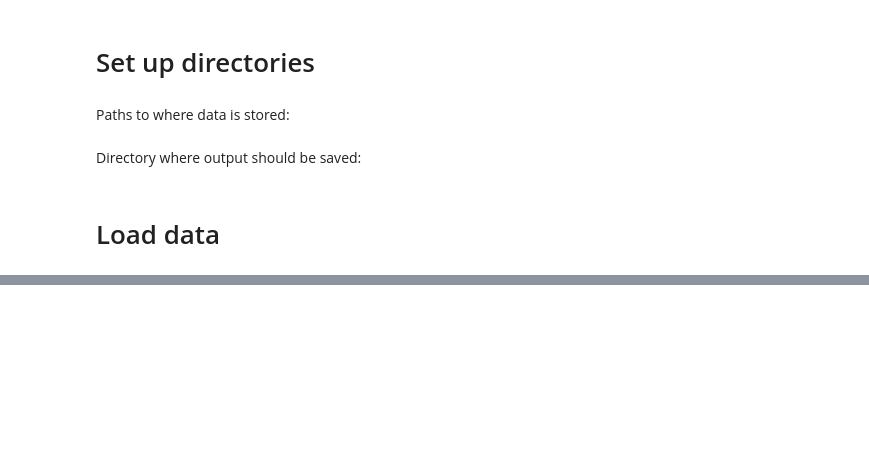
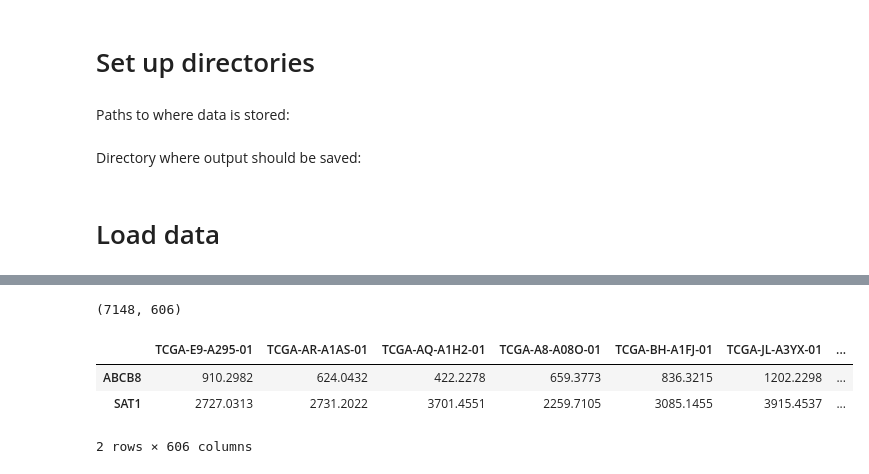
Before and after one commit to areElkin/netflow, a Jupyter notebook: docs/source/tutorial/notebooks/keeper_tutorial2.ipynb, the cells around one changed output, grey strips where cells are left out. Drawn from its saved outputs; the diff is of its cells as text; code cells hidden in the pictures; blank space fills up the shorter version.

```diff
--- a/docs/source/tutorial/notebooks/keeper_tutorial2.ipynb
+++ b/docs/source/tutorial/notebooks/keeper_tutorial2.ipynb
@@ -109,0 +79,11 @@ Sample inclusion criteria (n=606):
+# %%
+rna = pd.read_csv(RNA_FNAME, header=0, index_col=0)
+print(rna.shape)
+
+display(rna.head(2))
+# %% [output]
+(7148, 606)
+|  | TCGA-E9-A295-01 | TCGA-AR-A1AS-01 | TCGA-AQ-A1H2-01 | TCGA-A8-A08O-01 | TCGA-BH-A1FJ-01 | TCGA-JL-A3YX-01 | ... |
+| ABCB8 | 910.2982 | 624.0432 | 422.2278 | 659.3773 | 836.3215 | 1202.2298 | ... |
+| SAT1 | 2727.0313 | 2731.2022 | 3701.4551 | 2259.7105 | 3085.1455 | 3915.4537 | ... |
+2 rows × 606 columns
```
Also changed, not shown: parts of 78 cells of this notebook.
